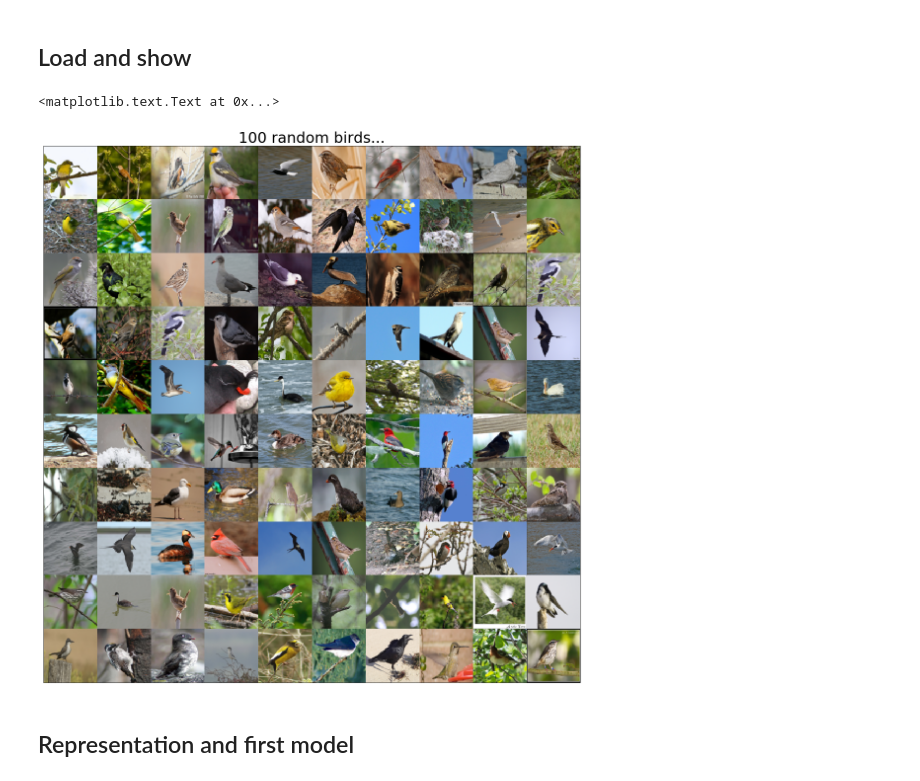
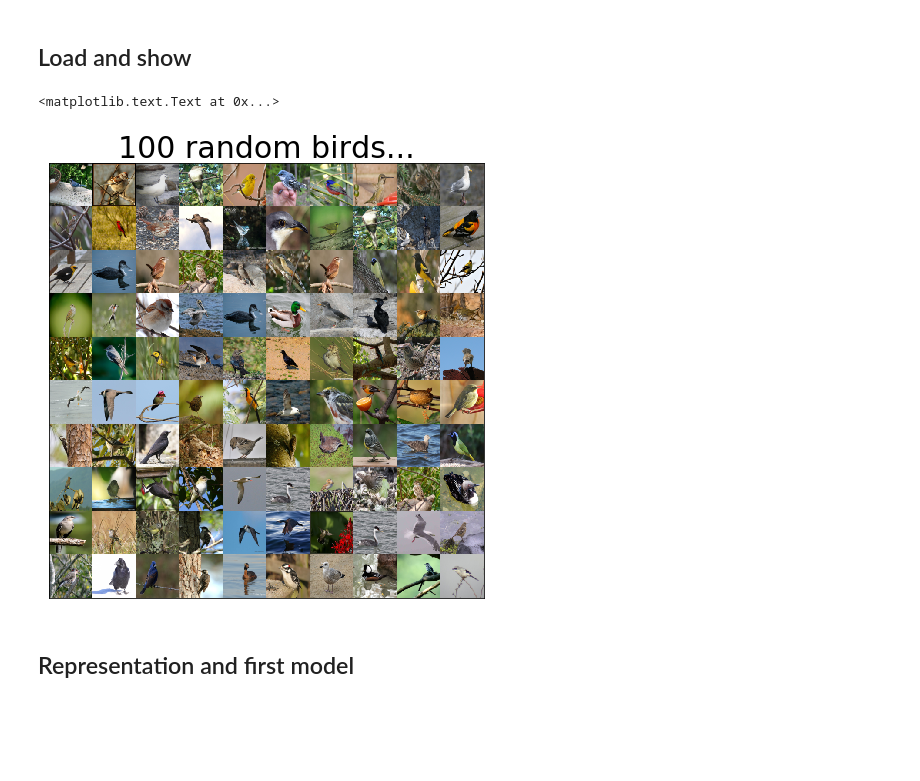
Before and after one commit to Hezi-Resheff/Oreilly-Blog, a Jupyter notebook: 01_Transfer_Learning_Multiple_Pre_Trained/blog_code.ipynb, the cells around one changed output. Saved outputs shown, nothing was run; the diff lists cells and outputs as text; code cells hidden in the pictures; blank space fills up the shorter version.

Commit message:
small image

```diff
--- a/01_Transfer_Learning_Multiple_Pre_Trained/blog_code.ipynb
+++ b/01_Transfer_Learning_Multiple_Pre_Trained/blog_code.ipynb
@@ -42,15 +42,15 @@ X, _ = CUB200(CUB_DIR, image_size=(100, 100)).load_dataset(num_per_class=5)
 # %%
 n = X.shape[0]
 rnd_birds = np.vstack([np.hstack([X[np.random.choice(n)] for i in range(10)])
                        for j in range(10)])
-plt.figure(figsize=(20, 20))
+plt.figure(figsize=(8, 8))
 plt.imshow(rnd_birds / 255)
 plt.gca().get_xaxis().set_visible(False)
 plt.gca().get_yaxis().set_visible(False)
 plt.title("100 random birds...", fontsize=30)
 # %% [output]
 <matplotlib.text.Text at 0x...>
-[figure, old version]
+[figure, new version]
 # %% [markdown]
 ## Representation and first model
 # %%
```
